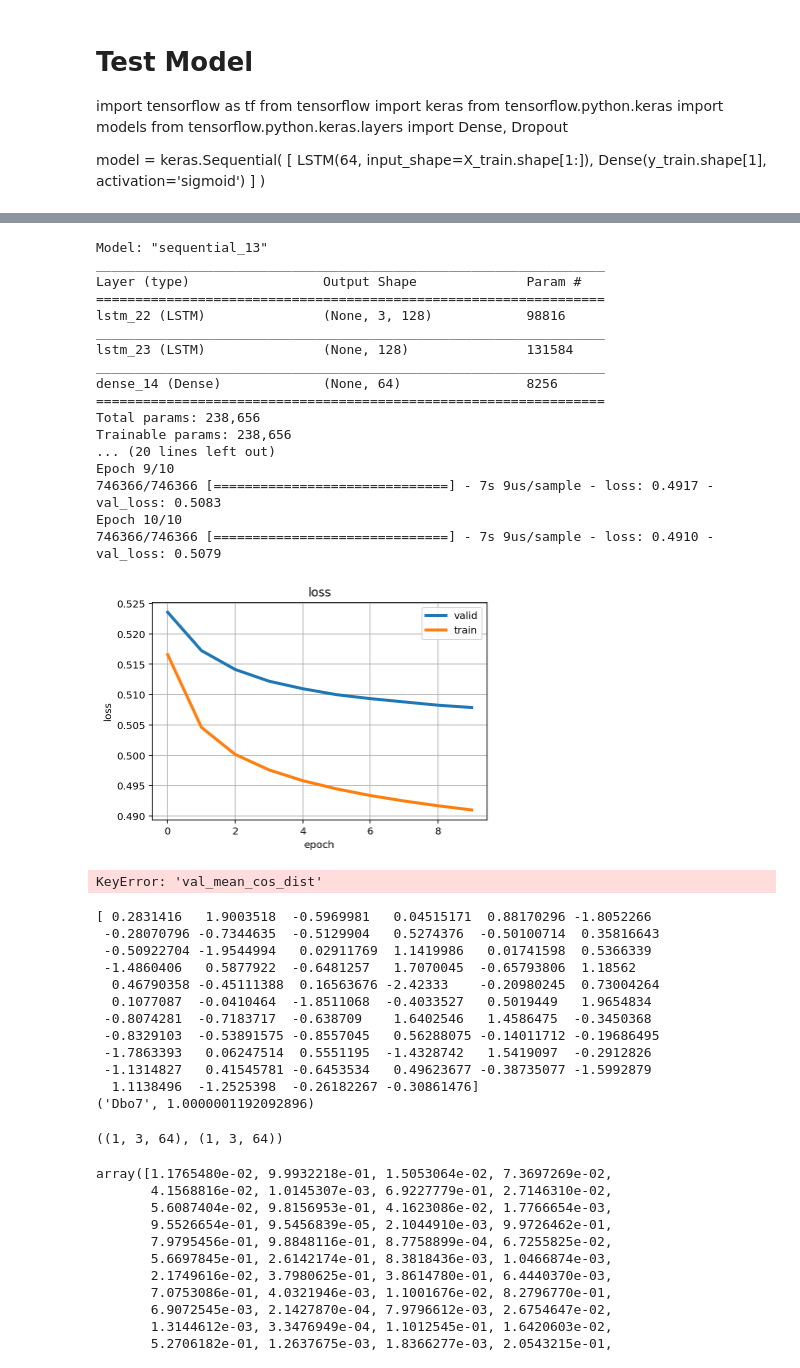
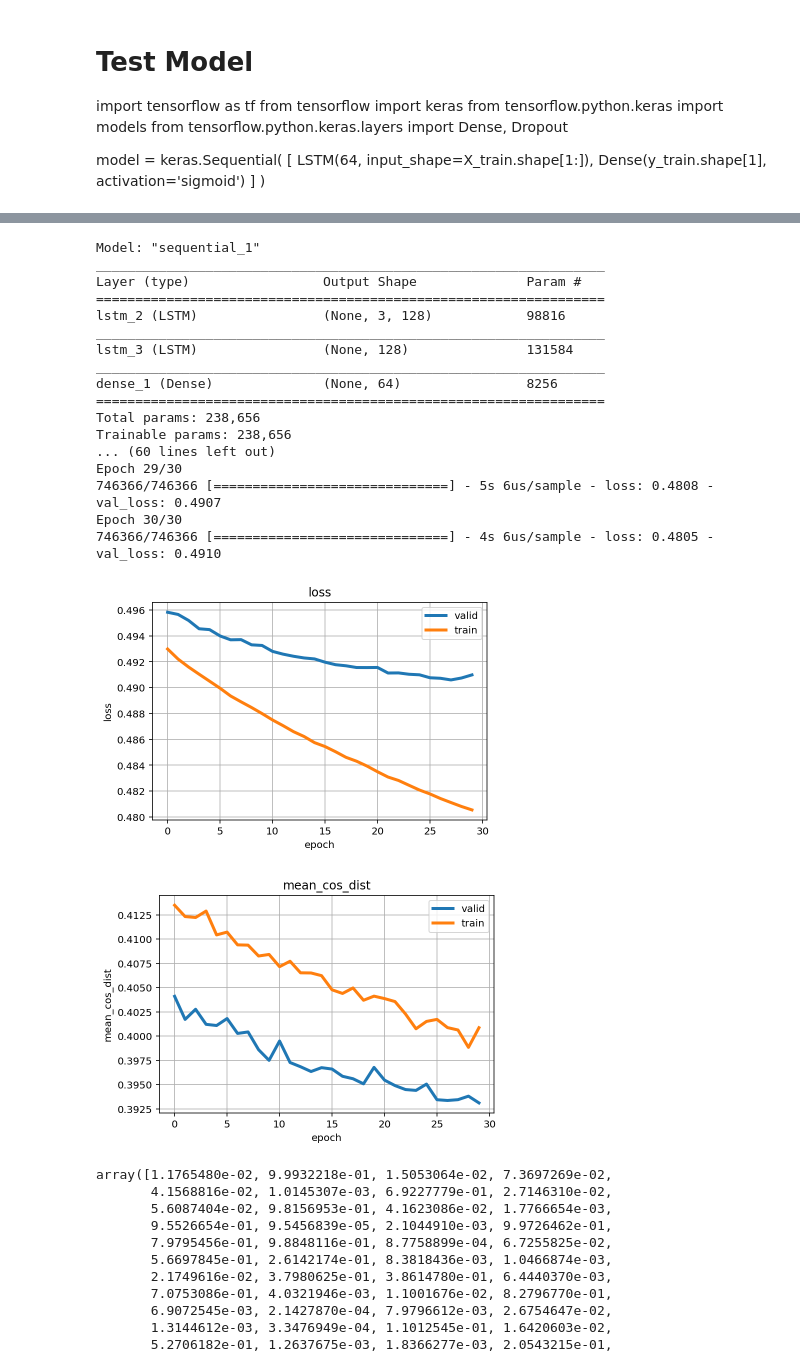
Before and after one commit to mateuszdorobek/Harmony-Analyzer, a Jupyter notebook: Model.ipynb, the cells around one changed output, grey strips where cells are left out. Saved outputs shown, nothing was run; the diff lists cells and outputs as text; code cells hidden in the pictures.

```diff
--- a/Model.ipynb
+++ b/Model.ipynb
@@ -34,7 +70,7 @@ LSTM requirements:
 from gensim.models import Word2Vec
 from gensim.models.fasttext import FastText
 import utilities as my_utils
-ft = FastText.load("./embeddings/fastText.model")
+ft = FastText.load("/content/gdrive/My Drive/Google Colab Data/Harmony_Analyzer/embeddings/fastText.model")
 songs = my_utils.build_sentences()
 # %% [output]
 scipy.sparse.sparsetools is a private module for scipy.sparse, and should not be used.
@@ -116,26 +152,3 @@ model = keras.Sequential(
         Dense(y_train.shape[1], activation='sigmoid')
     ]
 )
-# %%
-
-class Metrics(Callback):
-    def __init__(embedding):
-        self.embedding = embedding
-
-    def on_train_begin(self, logs={}):
-        self._data = []
-
-    def on_epoch_end(self, batch, logs={}):
-        X_val, y_val = self.validation_data[0], self.validation_data[1]
-        y_predict = np.asarray(model.predict(X_val))
-
-        y_val = np.argmax(y_val, axis=1)
-        y_predict = np.argmax(y_predict, axis=1)
-
-        self._data.append({
-            'val_rocauc': roc_auc_score(y_val, y_predict),
-        })
-        return
-
-    def get_data(self):
-        return self._data
@@ -147,7 +160,7 @@ X_train.shape[1:]
 model = Sequential(
     [
         LSTM(128, activation='relu', return_sequences=True, input_shape=X_train.shape[1:]),
-        LSTM(128),
+        LSTM(128, activation='relu'),
         Dense(y_train.shape[1])
     ]
 )
@@ -172,20 +185,20 @@ class Metrics(Callback):
         self.validation_data = val_data
         self.train_data = tr_data
 
-    def cosine_distance_sum(A, B):
+    def cosine_distance_sum(self, A, B):
         return sum([1.0 - np.dot(a, b)/(np.linalg.norm(a)*np.linalg.norm(b)) for a,b in zip(A, B)])
 
-    def mean_cos_dist(X_vali, y_vali):
+    def mean_cos_dist_sum(self, X_vali, y_vali):
         y_pred = model.predict(X_vali)
-        return cosine_distance_sum(y_pred, y_vali)/y_vali.shape[0]
+        return self.cosine_distance_sum(y_pred, y_vali)/y_vali.shape[0]
 
     def on_train_begin(self, logs={}):
         self.mean_cos_dist = []
         self.val_mean_cos_dist = []
 
     def on_epoch_end(self, epoch, logs={}):
-        score = mean_cos_dist(self.train_data[0][:1000], self.train_data[1][:1000])
-        score_val = mean_cos_dist(self.validation_data[0][:1000], self.validation_data[1][:1000])
+        score = self.mean_cos_dist_sum(self.train_data[0][:1000], self.train_data[1][:1000])
+        score_val = self.mean_cos_dist_sum(self.validation_data[0][:1000], self.validation_data[1][:1000])
         self.mean_cos_dist.append(score)
         self.val_mean_cos_dist.append(score_val)
         print('epoch {},\tloss {:3.4f},\tval_loss {:3.4f}\tmean_cos_dist {:3.4f}\tval_mean_cos_dist {:3.4f}.'.format(
@@ -203,7 +216,7 @@ class Metrics(Callback):
 
 
 validation_split = 0.25
-epochs = 10
+epochs = 30
 batch_size = 5000
 loss = Huber()
 optimizer = Adam(lr=1e-3)
@@ -214,7 +227,7 @@ METRICS_NAMES = [
         "loss",
         "mean_cos_dist",
     ]
-model.compile(loss=loss, batch_size=batch_size, optimizer=optimizer)
+model.compile(loss=loss, optimizer=optimizer)
 print(model.summary())
 history = model.fit(metrics.get_train_data()[0],
                     metrics.get_train_data()[1],
@@ -224,23 +237,23 @@ history = model.fit(metrics.get_train_data()[0],
                     callbacks=[metrics],
                     verbose=1).history
 # %% [output]
-Model: "sequential_13"
+Model: "sequential_1"
 _________________________________________________________________
 Layer (type)                 Output Shape              Param #
 =================================================================
-lstm_22 (LSTM)               (None, 3, 128)            98816
+lstm_2 (LSTM)                (None, 3, 128)            98816
 _________________________________________________________________
-lstm_23 (LSTM)               (None, 128)               131584
+lstm_3 (LSTM)                (None, 128)               131584
 _________________________________________________________________
-dense_14 (Dense)             (None, 64)                8256
+dense_1 (Dense)              (None, 64)                8256
 =================================================================
 Total params: 238,656
 Trainable params: 238,656
-... (20 lines left out)
-Epoch 9/10
-746366/746366 [==============================] - 7s 9us/sample - loss: 0.4917 - val_loss: 0.5083
-Epoch 10/10
-746366/746366 [==============================] - 7s 9us/sample - loss: 0.4910 - val_loss: 0.5079
+... (60 lines left out)
+Epoch 29/30
+746366/746366 [==============================] - 5s 6us/sample - loss: 0.4808 - val_loss: 0.4907
+Epoch 30/30
+746366/746366 [==============================] - 4s 6us/sample - loss: 0.4805 - val_loss: 0.4910
 # %%
 import matplotlib.pyplot as plt
 def plot_loss(history, metric_name):
@@ -255,30 +268,17 @@ def plot_loss(history, metric_name):
     plt.title(metric_name)
     plt.show()
 # %%
+history.update(metrics.mean_cos_dist)
+history.update(metrics.val_mean_cos_dist)
 for metric_name in METRICS_NAMES:
     plot_loss(history, metric_name)
 # %% [output]
-[figure, old version]
+[figure, new version]
-KeyError: 'val_mean_cos_dist'
+[figure, added]
 # %%
 print(X_train[0][0], ft.wv.most_similar(X_train[0][0].reshape(1,-1))[0], sep="\n")
-# %% [output]
-[ 0.2831416   1.9003518  -0.5969981   0.04515171  0.88170296 -1.8052266
- -0.28070796 -0.7344635  -0.5129904   0.5274376  -0.50100714  0.35816643
- -0.50922704 -1.9544994   0.02911769  1.1419986   0.01741598  0.5366339
- -1.4860406   0.5877922  -0.6481257   1.7070045  -0.65793806  1.18562
-  0.46790358 -0.45111388  0.16563676 -2.42333    -0.20980245  0.73004264
-  0.1077087  -0.0410464  -1.8511068  -0.4033527   0.5019449   1.9654834
- -0.8074281  -0.7183717  -0.638709    1.6402546   1.4586475  -0.3450368
- -0.8329103  -0.53891575 -0.8557045   0.56288075 -0.14011712 -0.19686495
- -1.7863393   0.06247514  0.5551195  -1.4328742   1.5419097  -0.2912826
- -1.1314827   0.41545781 -0.6453534   0.49623677 -0.38735077 -1.5992879
-  1.1138496  -1.2525398  -0.26182267 -0.30861476]
-('Dbo7', 1.0000001192092896)
 # %%
 X_test[0][np.newaxis, :].shape, X_test[0:1].shape
-# %% [output]
-((1, 3, 64), (1, 3, 64))
 # %%
 y_pred = model.predict(X_val)
 # %%
```
Also changed, not shown: parts of 7 cells of this notebook.
